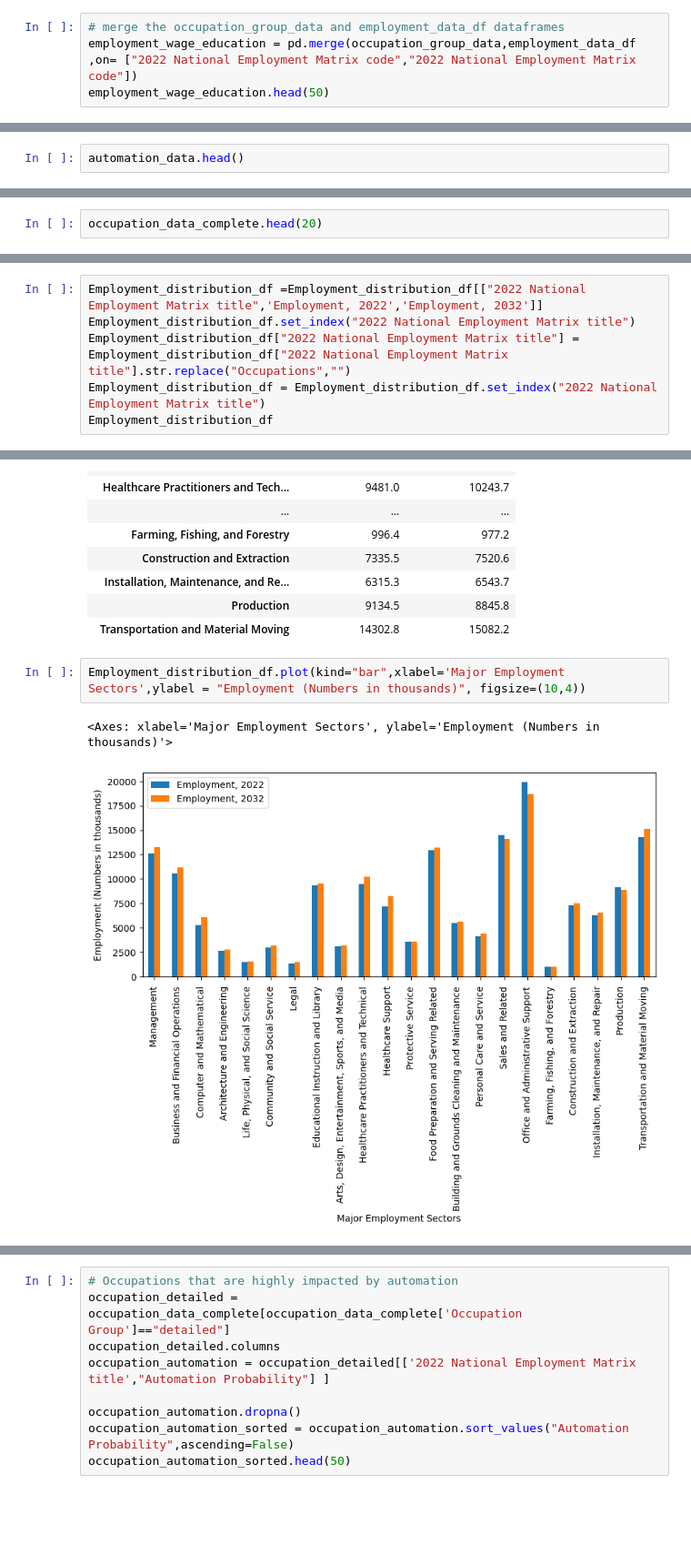
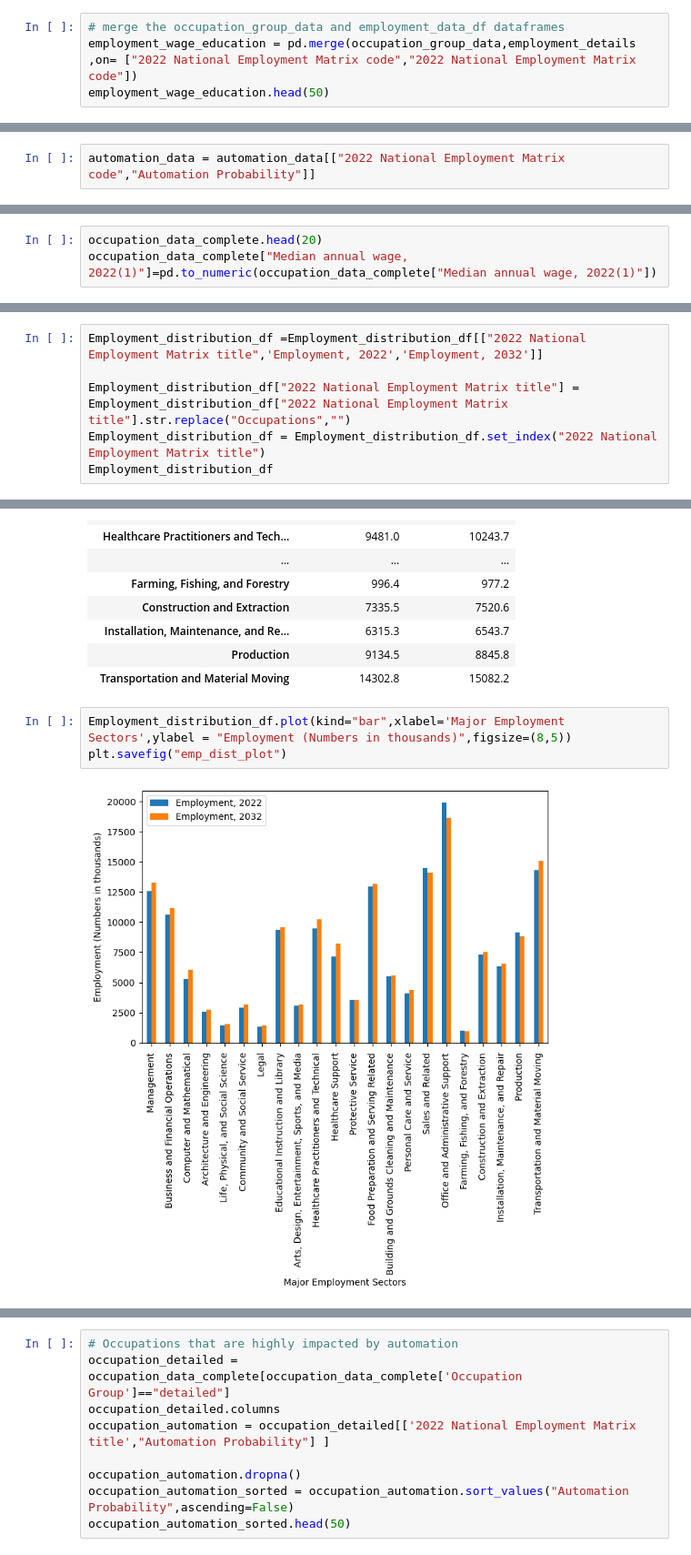
Before and after one commit to vinaya-kusuma/Project1, a Jupyter notebook: Occupation_Analysis.ipynb, the cells around one changed output, grey strips where cells are left out. Shown: that part at 91% size. Saved outputs shown, nothing was run; the diff lists cells and outputs as text; blank space fills up the shorter version.

```diff
--- a/Occupation_Analysis.ipynb
+++ b/Occupation_Analysis.ipynb
@@ -156,6 +196,6 @@ dtype: int64
 # %%
 # merge the occupation_group_data and employment_data_df dataframes
-employment_wage_education = pd.merge(occupation_group_data,employment_data_df ,on= ["2022 National Employment Matrix code","2022 National Employment Matrix code"])
+employment_wage_education = pd.merge(occupation_group_data,employment_details ,on= ["2022 National Employment Matrix code","2022 National Employment Matrix code"])
 employment_wage_education.head(50)
 # %% [output]
 |  | 2022 National Employment Matrix code | 2022 National Employment Matrix t... | Occupation Group | 2022 National Employment Matrix t... | Occupation type | ... |
@@ -247,4 +308,4 @@ dtype: int64
 # Rename the columns "SOC" to "2022 National Employment Matrix code" and "Probability" to "Automation Probability"
 automation_data.rename(columns={"SOC":"2022 National Employment Matrix code","Probability":"Automation Probability"},inplace =True)
 # %%
-automation_data.head()
+automation_data = automation_data[["2022 National Employment Matrix code","Automation Probability"]]
@@ -361,2 +430,3 @@ Length: 73, dtype: int64
 # %%
 occupation_data_complete.head(20)
+occupation_data_complete["Median annual wage, 2022(1)"]=pd.to_numeric(occupation_data_complete["Median annual wage, 2022(1)"])
@@ -399,6 +475,6 @@ Length: 73, dtype: int64
 # %%
 Employment_distribution_df =Employment_distribution_df[["2022 National Employment Matrix title",'Employment, 2022','Employment, 2032']]
-Employment_distribution_df.set_index("2022 National Employment Matrix title")
+
 Employment_distribution_df["2022 National Employment Matrix title"] = Employment_distribution_df["2022 National Employment Matrix title"].str.replace("Occupations","")
 Employment_distribution_df = Employment_distribution_df.set_index("2022 National Employment Matrix title")
 Employment_distribution_df
@@ -422,10 +498,10 @@ Employment_distribution_df
 | Production | 9134.5 | 8845.8 |
 | Transportation and Material Moving | 14302.8 | 15082.2 |
 # %%
-Employment_distribution_df.plot(kind="bar",xlabel='Major Employment Sectors',ylabel = "Employment (Numbers in thousands)", figsize=(10,4))
+Employment_distribution_df.plot(kind="bar",xlabel='Major Employment Sectors',ylabel = "Employment (Numbers in thousands)",figsize=(8,5))
+plt.savefig("emp_dist_plot")
 # %% [output]
-<Axes: xlabel='Major Employment Sectors', ylabel='Employment (Numbers in thousands)'>
-[figure, old version]
+[figure, new version]
 # %%
 occupation_data_complete.columns
 # %% [output]
```
Also changed, not shown: parts of 30 cells of this notebook, 1 other file.
